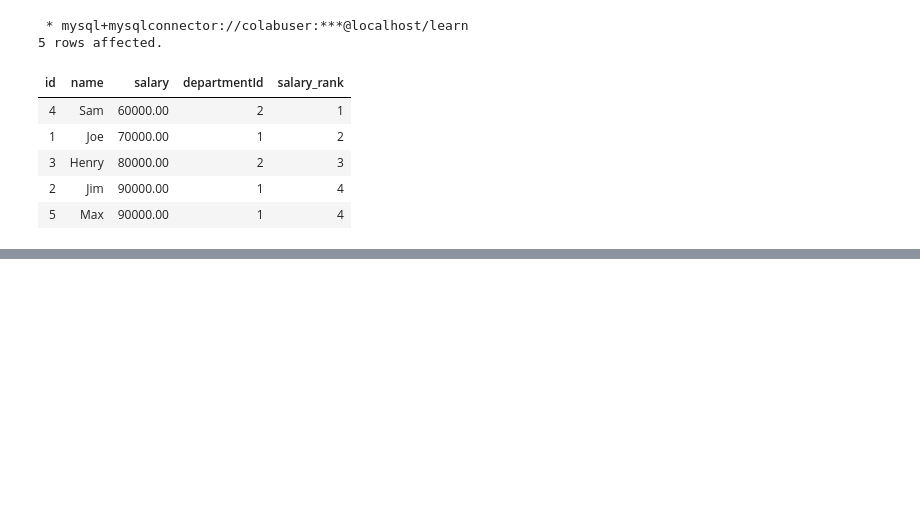
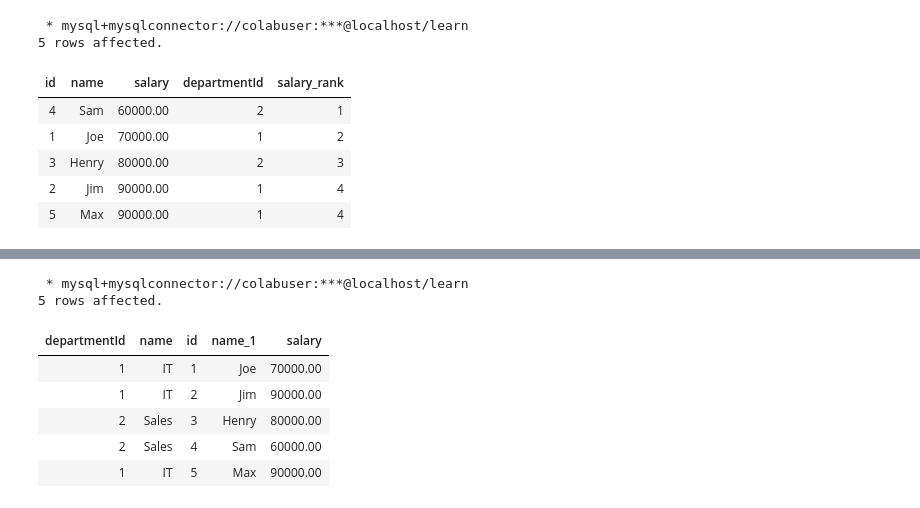
Before and after one commit to pahujam/coding-interview-notes, a Jupyter notebook: sql/sql.ipynb, the cells around one changed output, grey strips where cells are left out. Cells and saved outputs as stored; diff of their text form; code cells hidden in the pictures; blank space fills up the shorter version.

```diff
--- a/sql/sql.ipynb
+++ b/sql/sql.ipynb
@@ -941,0 +1043,15 @@ order by salary asc
+# %%
+%%sql
+with department_1 as (
+  select id as departmentId,name from department
+)
+select * from department_1 join employee using (departmentId)
+# %% [output]
+ * mysql+mysqlconnector://colabuser:***@localhost/learn
+5 rows affected.
+| departmentId | name | id | name_1 | salary |
+| 1 | IT | 1 | Joe | 70000.00 |
+| 1 | IT | 2 | Jim | 90000.00 |
+| 2 | Sales | 3 | Henry | 80000.00 |
+| 2 | Sales | 4 | Sam | 60000.00 |
+| 1 | IT | 5 | Max | 90000.00 |
```
Also changed, not shown: parts of 10 cells of this notebook.
